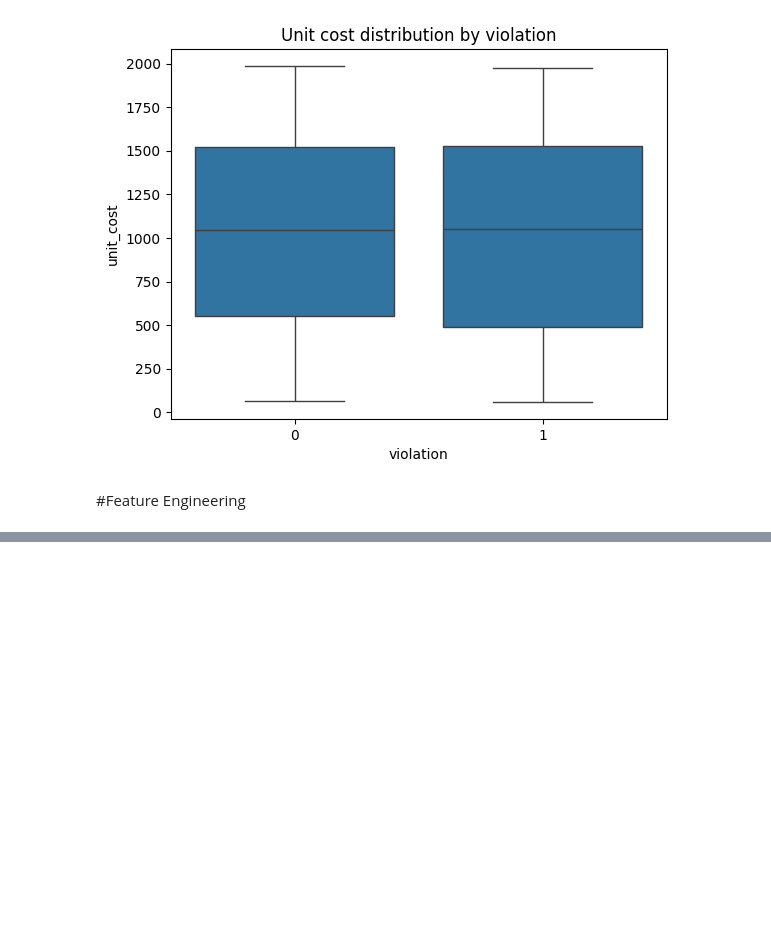
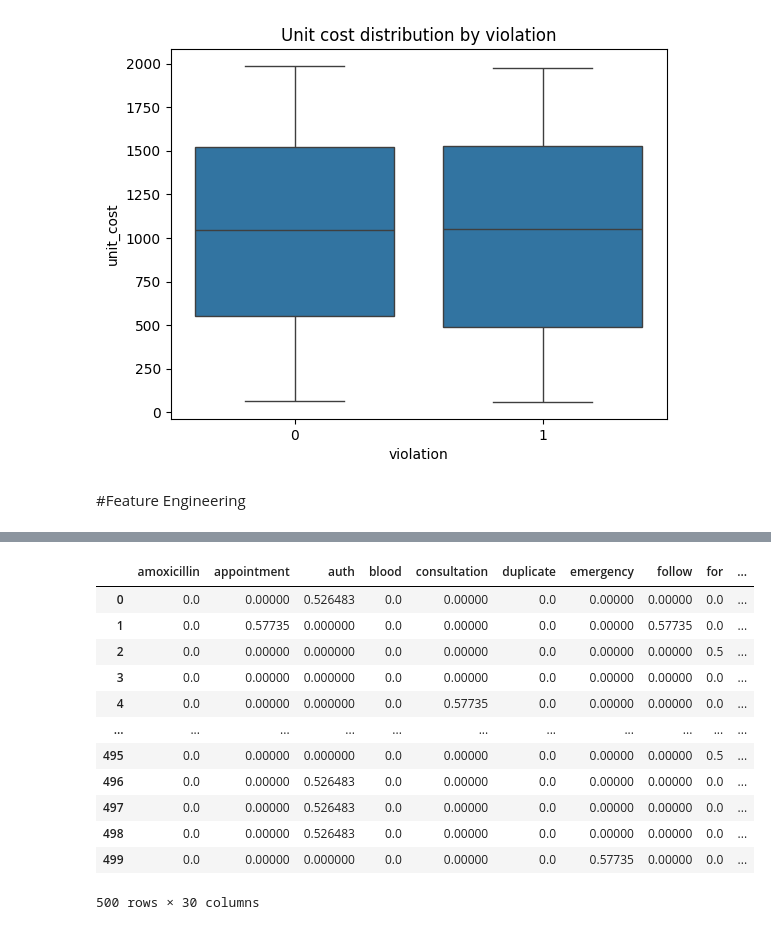
Before and after one commit to yashdive/-invoice-violation-detector, a Jupyter notebook: notebooks/01_model_dev.ipynb, the cells around one changed output, grey strips where cells are left out. Saved outputs shown, nothing was run; the diff lists cells and outputs as text; code cells hidden in the pictures; blank space fills up the shorter version.

```diff
--- a/notebooks/01_model_dev.ipynb
+++ b/notebooks/01_model_dev.ipynb
@@ -97,0 +116,22 @@ ohe = OneHotEncoder(sparse=False, drop='first')
+# %%
+from sklearn.feature_extraction.text import TfidfVectorizer
+
+tfidf = TfidfVectorizer(max_features=100)
+desc_tfidf = tfidf.fit_transform(df['description'])
+desc_tfidf_df = pd.DataFrame(desc_tfidf.toarray(), columns=tfidf.get_feature_names_out())
+# %%
+desc_tfidf_df
+# %% [output]
+|  | amoxicillin | appointment | auth | blood | consultation | duplicate | emergency | follow | for | ... |
+| 0 | 0.0 | 0.00000 | 0.526483 | 0.0 | 0.00000 | 0.0 | 0.00000 | 0.00000 | 0.0 | ... |
+| 1 | 0.0 | 0.57735 | 0.000000 | 0.0 | 0.00000 | 0.0 | 0.00000 | 0.57735 | 0.0 | ... |
+| 2 | 0.0 | 0.00000 | 0.000000 | 0.0 | 0.00000 | 0.0 | 0.00000 | 0.00000 | 0.5 | ... |
+| 3 | 0.0 | 0.00000 | 0.000000 | 0.0 | 0.00000 | 0.0 | 0.00000 | 0.00000 | 0.0 | ... |
+| 4 | 0.0 | 0.00000 | 0.000000 | 0.0 | 0.57735 | 0.0 | 0.00000 | 0.00000 | 0.0 | ... |
+| ... | ... | ... | ... | ... | ... | ... | ... | ... | ... | ... |
+| 495 | 0.0 | 0.00000 | 0.000000 | 0.0 | 0.00000 | 0.0 | 0.00000 | 0.00000 | 0.5 | ... |
+| 496 | 0.0 | 0.00000 | 0.526483 | 0.0 | 0.00000 | 0.0 | 0.00000 | 0.00000 | 0.0 | ... |
+| 497 | 0.0 | 0.00000 | 0.526483 | 0.0 | 0.00000 | 0.0 | 0.00000 | 0.00000 | 0.0 | ... |
+| 498 | 0.0 | 0.00000 | 0.526483 | 0.0 | 0.00000 | 0.0 | 0.00000 | 0.00000 | 0.0 | ... |
+| 499 | 0.0 | 0.00000 | 0.000000 | 0.0 | 0.00000 | 0.0 | 0.57735 | 0.00000 | 0.0 | ... |
+500 rows × 30 columns
```
Also changed, not shown: parts of 14 cells of this notebook.
